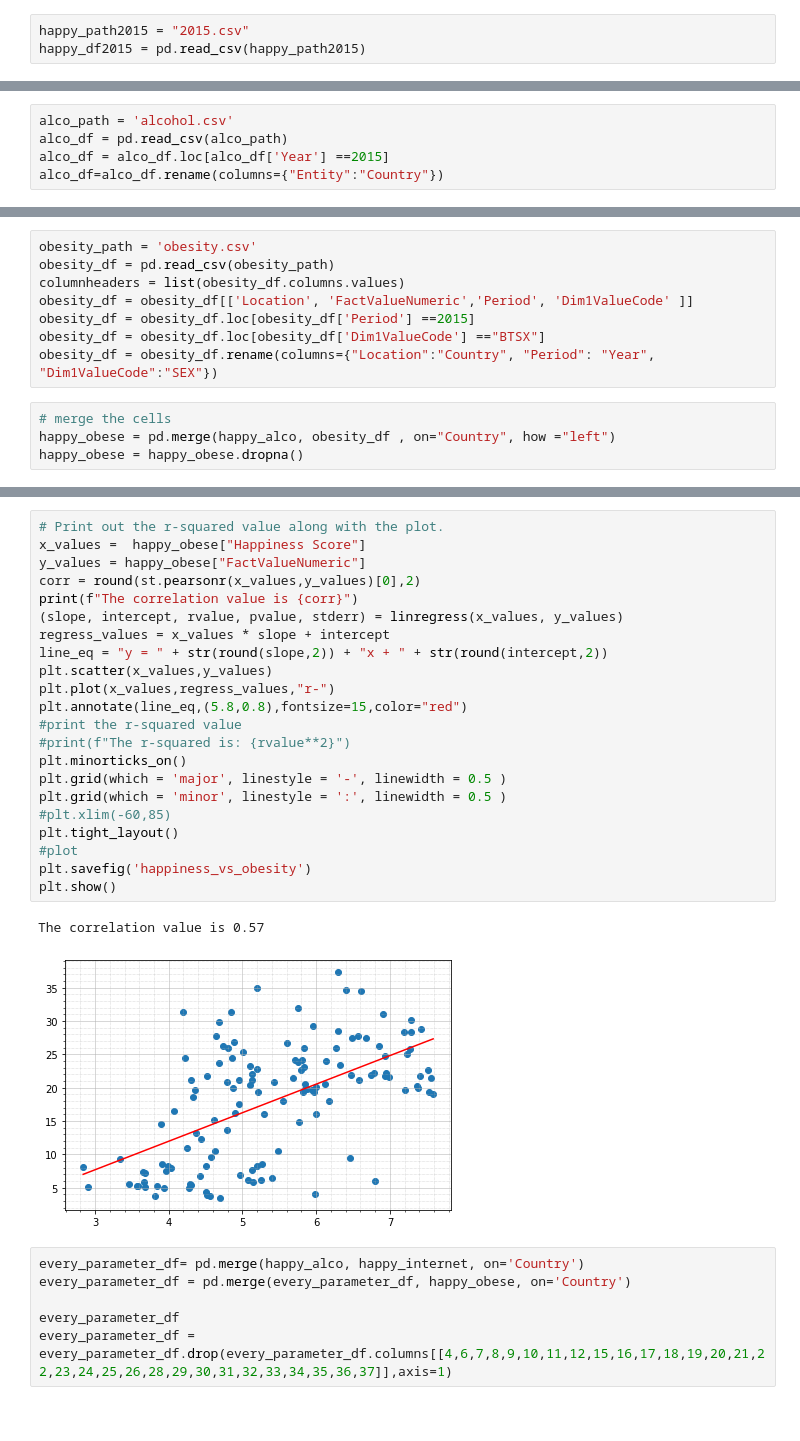
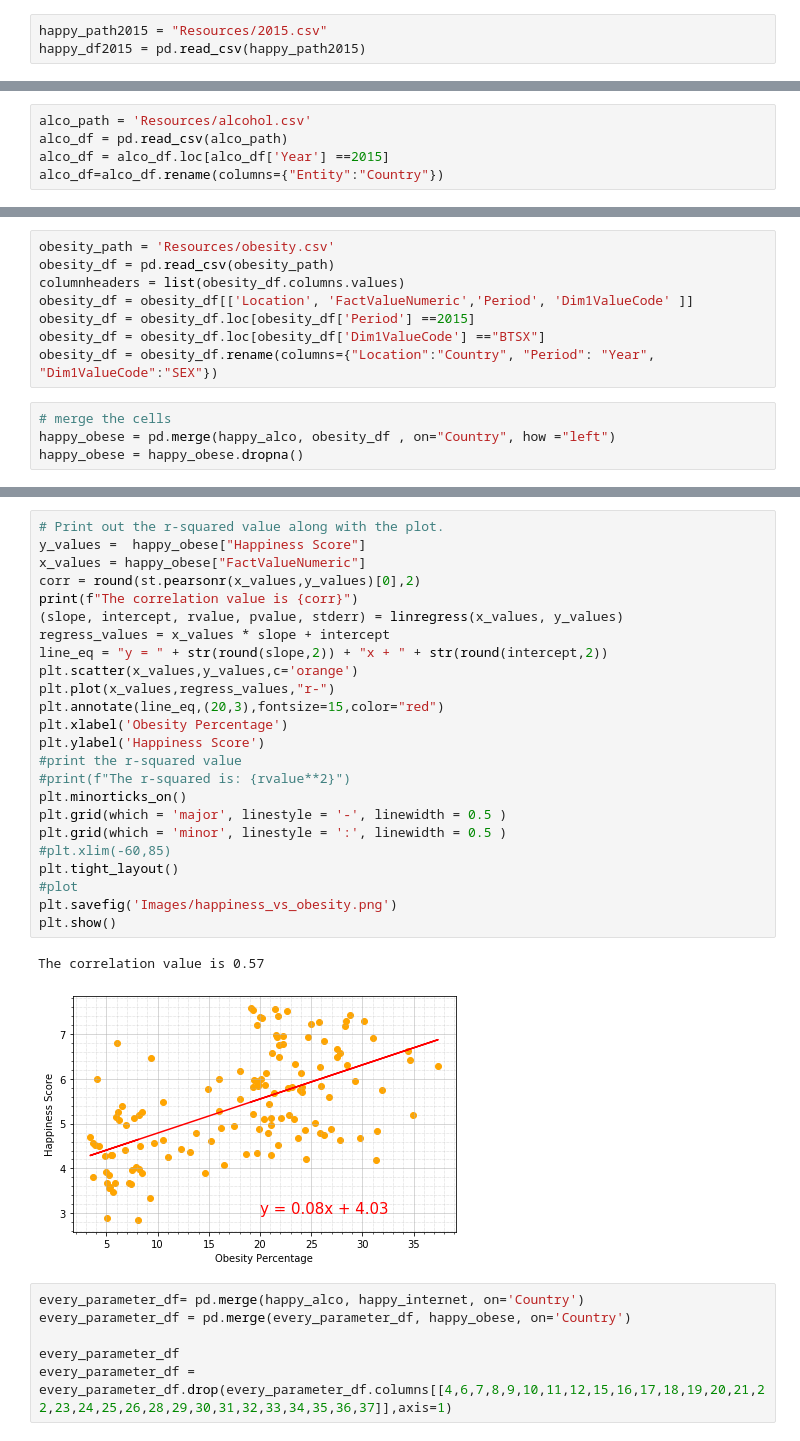
Before and after one commit to ryanmarshall80/project1, a Jupyter notebook: HappinessReport.ipynb, the cells around one changed output, grey strips where cells are left out. Cells and saved outputs as stored; diff of their text form.

```diff
--- a/HappinessReport.ipynb
+++ b/HappinessReport.ipynb
@@ -8,6 +8,6 @@ import requests
 import scipy.stats as st
 from scipy.stats import linregress
 # %%
-happy_path2015 = "2015.csv"
+happy_path2015 = "Resources/2015.csv"
 happy_df2015 = pd.read_csv(happy_path2015)
 # %%
@@ -41,7 +41,7 @@ happy_df2015[['Country','Happiness Score']].tail()
 | 156 | Burundi | 2.905 |
 | 157 | Togo | 2.839 |
 # %%
-alco_path = 'alcohol.csv'
+alco_path = 'Resources/alcohol.csv'
 alco_df = pd.read_csv(alco_path)
 alco_df = alco_df.loc[alco_df['Year'] ==2015]
 alco_df=alco_df.rename(columns={"Entity":"Country"})
@@ -139,7 +139,7 @@ plt.savefig("Happiness Change over Time")
 # %% [output]
 [figure]
 # %%
-obesity_path = 'obesity.csv'
+obesity_path = 'Resources/obesity.csv'
 obesity_df = pd.read_csv(obesity_path)
 columnheaders = list(obesity_df.columns.values)
 obesity_df = obesity_df[['Location', 'FactValueNumeric','Period', 'Dim1ValueCode' ]]
@@ -162,28 +164,30 @@ plt.scatter(x_axis,y_axis)
 # %%
 # Print out the r-squared value along with the plot.
-x_values =  happy_obese["Happiness Score"]
-y_values = happy_obese["FactValueNumeric"]
+y_values =  happy_obese["Happiness Score"]
+x_values = happy_obese["FactValueNumeric"]
 corr = round(st.pearsonr(x_values,y_values)[0],2)
 print(f"The correlation value is {corr}")
 (slope, intercept, rvalue, pvalue, stderr) = linregress(x_values, y_values)
 regress_values = x_values * slope + intercept
 line_eq = "y = " + str(round(slope,2)) + "x + " + str(round(intercept,2))
-plt.scatter(x_values,y_values)
+plt.scatter(x_values,y_values,c='orange')
 plt.plot(x_values,regress_values,"r-")
-plt.annotate(line_eq,(5.8,0.8),fontsize=15,color="red")
+plt.annotate(line_eq,(20,3),fontsize=15,color="red")
+plt.xlabel('Obesity Percentage')
+plt.ylabel('Happiness Score')
 #print the r-squared value
 #print(f"The r-squared is: {rvalue**2}")
 plt.minorticks_on()
 plt.grid(which = 'major', linestyle = '-', linewidth = 0.5 )
 plt.grid(which = 'minor', linestyle = ':', linewidth = 0.5 )
 #plt.xlim(-60,85)
 plt.tight_layout()
 #plot
-plt.savefig('happiness_vs_obesity')
+plt.savefig('Images/happiness_vs_obesity.png')
 plt.show()
 # %% [output]
 The correlation value is 0.57
-[figure, old version]
+[figure, new version]
 # %%
 every_parameter_df= pd.merge(happy_alco, happy_internet, on='Country')
 every_parameter_df = pd.merge(every_parameter_df, happy_obese, on='Country')
```
Also changed, not shown: parts of 13 cells of this notebook, 16 other files.
